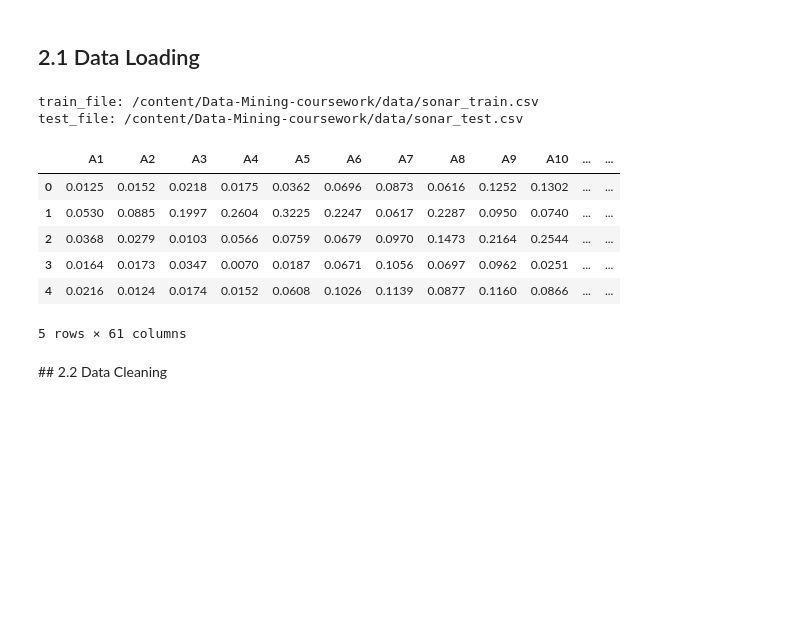
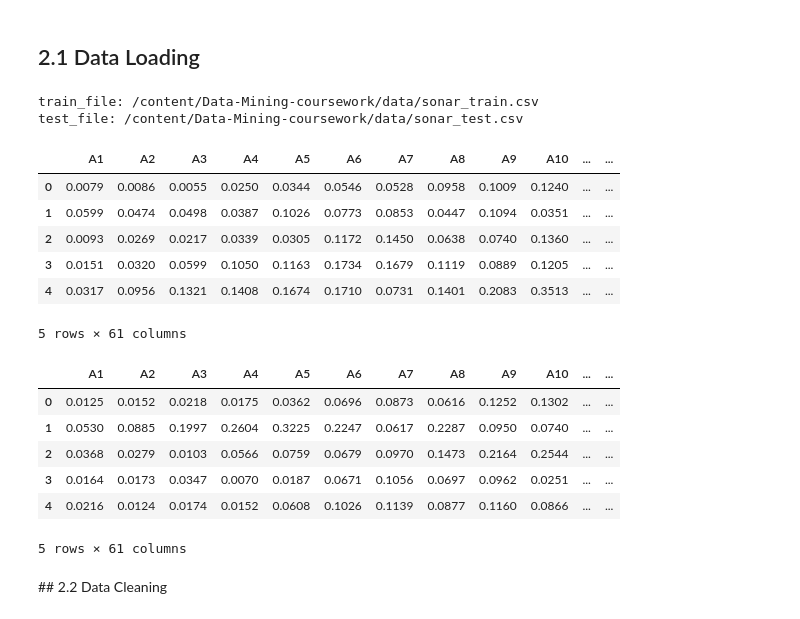
Before and after one commit to rjosh003-CS/Data-Mining-coursework, a Jupyter notebook: DM_Coursework_part_1.ipynb, the cells around one changed output. Saved outputs shown, nothing was run; the diff lists cells and outputs as text; code cells hidden in the pictures; blank space fills up the shorter version.

```diff
--- a/DM_Coursework_part_1.ipynb
+++ b/DM_Coursework_part_1.ipynb
@@ -261,18 +311,25 @@ test_file: /content/Data-Mining-coursework/data/sonar_test.csv
 ## 2.1 Data Loading
 # %%
 train_data, test_data = load_data()
-train_data.head()
-test_data.head()
+display (train_data.head())
+display (test_data.head())
 # %% [output]
 train_file: /content/Data-Mining-coursework/data/sonar_train.csv
 test_file: /content/Data-Mining-coursework/data/sonar_test.csv
 |  | A1 | A2 | A3 | A4 | A5 | A6 | A7 | A8 | A9 | A10 | ... | ... |
-| 0 | 0.0125 | 0.0152 | 0.0218 | 0.0175 | 0.0362 | 0.0696 | 0.0873 | 0.0616 | 0.1252 | 0.1302 | ... | ... |
-| 1 | 0.0530 | 0.0885 | 0.1997 | 0.2604 | 0.3225 | 0.2247 | 0.0617 | 0.2287 | 0.0950 | 0.0740 | ... | ... |
-| 2 | 0.0368 | 0.0279 | 0.0103 | 0.0566 | 0.0759 | 0.0679 | 0.0970 | 0.1473 | 0.2164 | 0.2544 | ... | ... |
-| 3 | 0.0164 | 0.0173 | 0.0347 | 0.0070 | 0.0187 | 0.0671 | 0.1056 | 0.0697 | 0.0962 | 0.0251 | ... | ... |
-| 4 | 0.0216 | 0.0124 | 0.0174 | 0.0152 | 0.0608 | 0.1026 | 0.1139 | 0.0877 | 0.1160 | 0.0866 | ... | ... |
+| 0 | 0.0079 | 0.0086 | 0.0055 | 0.0250 | 0.0344 | 0.0546 | 0.0528 | 0.0958 | 0.1009 | 0.1240 | ... | ... |
+| 1 | 0.0599 | 0.0474 | 0.0498 | 0.0387 | 0.1026 | 0.0773 | 0.0853 | 0.0447 | 0.1094 | 0.0351 | ... | ... |
+| 2 | 0.0093 | 0.0269 | 0.0217 | 0.0339 | 0.0305 | 0.1172 | 0.1450 | 0.0638 | 0.0740 | 0.1360 | ... | ... |
+| 3 | 0.0151 | 0.0320 | 0.0599 | 0.1050 | 0.1163 | 0.1734 | 0.1679 | 0.1119 | 0.0889 | 0.1205 | ... | ... |
+| 4 | 0.0317 | 0.0956 | 0.1321 | 0.1408 | 0.1674 | 0.1710 | 0.0731 | 0.1401 | 0.2083 | 0.3513 | ... | ... |
 5 rows × 61 columns
+|  | A1 | A2 | A3 | A4 | A5 | A6 | A7 | A8 | A9 | A10 | ... | ... |
+| 0 | 0.0125 | 0.0152 | 0.0218 | 0.0175 | 0.0362 | 0.0696 | 0.0873 | 0.0616 | 0.1252 | 0.1302 | ... | ... |
+| 1 | 0.0530 | 0.0885 | 0.1997 | 0.2604 | 0.3225 | 0.2247 | 0.0617 | 0.2287 | 0.0950 | 0.0740 | ... | ... |
+| 2 | 0.0368 | 0.0279 | 0.0103 | 0.0566 | 0.0759 | 0.0679 | 0.0970 | 0.1473 | 0.2164 | 0.2544 | ... | ... |
+| 3 | 0.0164 | 0.0173 | 0.0347 | 0.0070 | 0.0187 | 0.0671 | 0.1056 | 0.0697 | 0.0962 | 0.0251 | ... | ... |
+| 4 | 0.0216 | 0.0124 | 0.0174 | 0.0152 | 0.0608 | 0.1026 | 0.1139 | 0.0877 | 0.1160 | 0.0866 | ... | ... |
+5 rows × 61 columns
 # %% [markdown]
 ## 2.2 Data Cleaning
 # %% [markdown]
```
Also changed, not shown: parts of 3 cells of this notebook.
